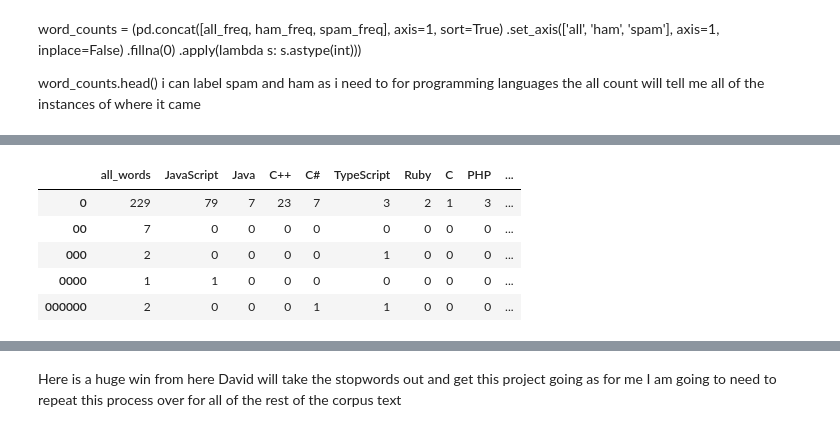
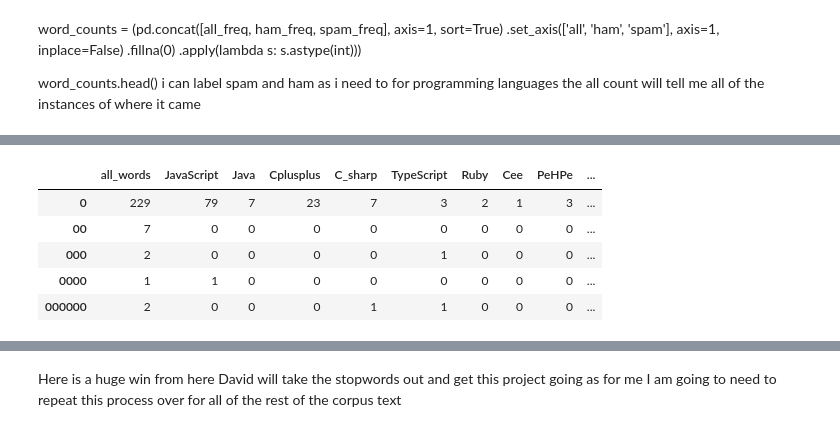
Before and after one commit to Lindsey-Melkozerov-Mitchell/project_repo, a Jupyter notebook: Vfolder/scratch.ipynb, the cells around one changed output, grey strips where cells are left out. Drawn from its saved outputs; the diff is of its cells as text; code cells hidden in the pictures.

```diff
--- a/Vfolder/scratch.ipynb
+++ b/Vfolder/scratch.ipynb
@@ -481,12 +261,12 @@ labels
 # %%
 word_counts = (pd.concat([all_freq, JavaScript_freq, Java_ferq, Cplusplus_freq, C_sharp_freq, TypeScript_freq, Ruby_freq, Cee_freq, PeeHpee_freq, Jupyter_Notebook_freq, Assembly_freq], axis=1, sort=True)
-                .set_axis(['all_words', 'JavaScript', 'Java', 'C++', 'C#', 'TypeScript', 'Ruby', 'C', 'PHP', 'Jupyter Notebook', 'Assembly'], axis=1, inplace=False)
+                .set_axis(['all_words', 'JavaScript', 'Java', 'Cplusplus', 'C_sharp', 'TypeScript', 'Ruby', 'Cee', 'PeHPe', 'Jupyter_Notebook', 'Assembly'], axis=1, inplace=False)
                 .fillna(0)
                 .apply(lambda s: s.astype(int)))
 
 word_counts.head()
 # %% [output]
-|  | all_words | JavaScript | Java | C++ | C# | TypeScript | Ruby | C | PHP | ... |
+|  | all_words | JavaScript | Java | Cplusplus | C_sharp | TypeScript | Ruby | Cee | PeHPe | ... |
 | 0 | 229 | 79 | 7 | 23 | 7 | 3 | 2 | 1 | 3 | ... |
 | 00 | 7 | 0 | 0 | 0 | 0 | 0 | 0 | 0 | 0 | ... |
 | 000 | 2 | 0 | 0 | 0 | 0 | 1 | 0 | 0 | 0 | ... |
```
Also changed, not shown: parts of 36 cells of this notebook.
